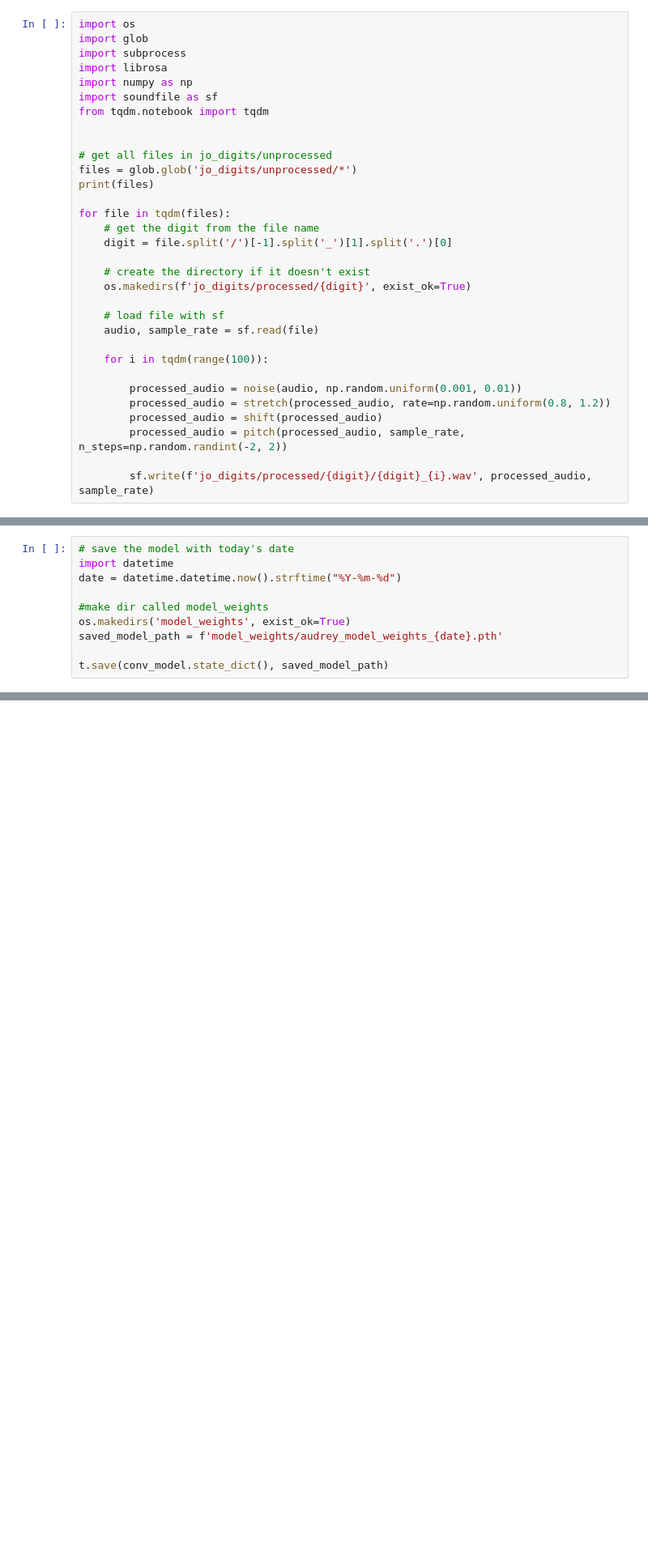
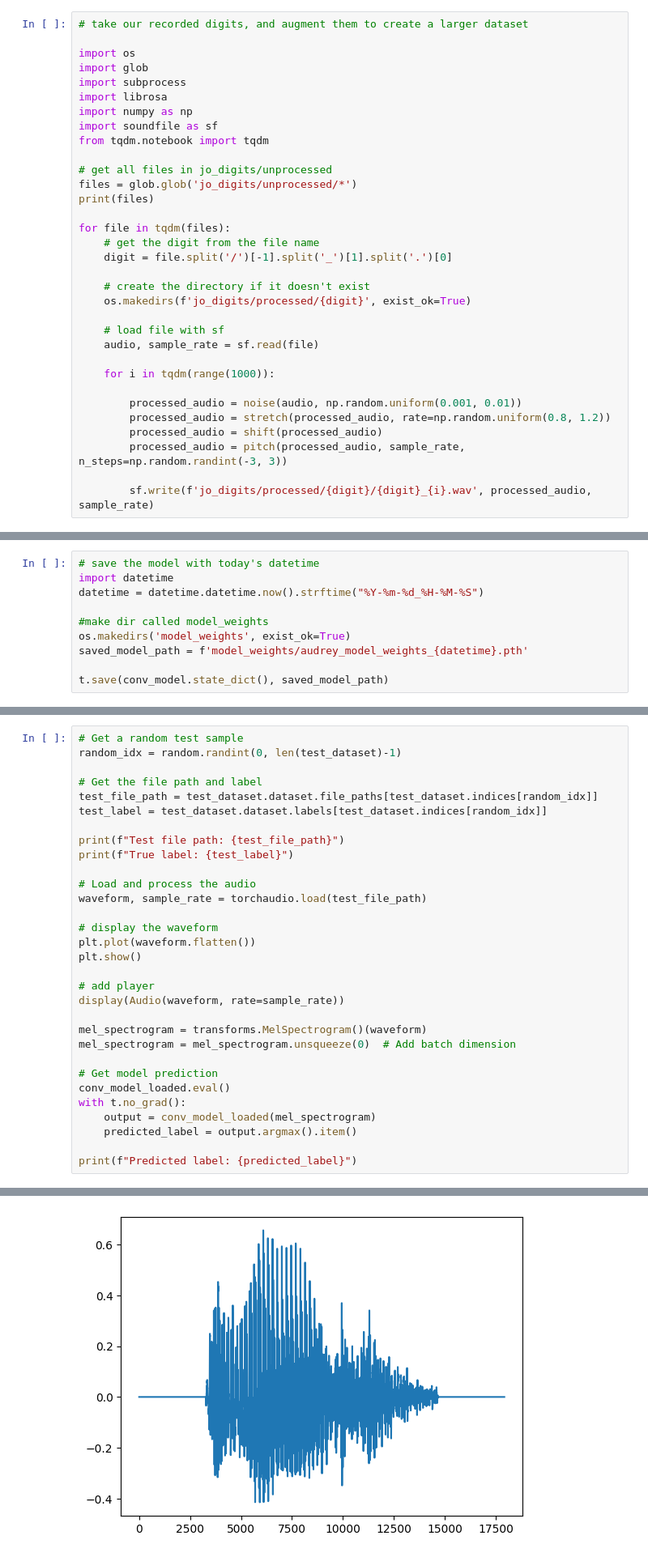
Before and after one commit to aquietlife/listening_and_speaking_machines, a Jupyter notebook: listening_machines/audrey/audrey_training.ipynb, the cells around one changed output, grey strips where cells are left out. Shown at 81% size. Saved outputs shown, nothing was run; the diff lists cells and outputs as text; blank space fills up the shorter version.

```diff
--- a/listening_machines/audrey/audrey_training.ipynb
+++ b/listening_machines/audrey/audrey_training.ipynb
@@ -29,6 +44,8 @@ def shift(data):
 def pitch(data, sampling_rate, n_steps=2):
     return librosa.effects.pitch_shift(data, sr=sampling_rate, n_steps=n_steps)
 # %%
+# take our recorded digits, and augment them to create a larger dataset
+
 import os
 import glob
 import subprocess
@@ -36,7 +53,6 @@ import librosa
 import numpy as np
 import soundfile as sf
 from tqdm.notebook import tqdm
-
 
 # get all files in jo_digits/unprocessed
 files = glob.glob('jo_digits/unprocessed/*')
@@ -52,12 +68,12 @@ for file in tqdm(files):
     # load file with sf
     audio, sample_rate = sf.read(file)
 
-    for i in tqdm(range(100)):
+    for i in tqdm(range(1000)):
 
         processed_audio = noise(audio, np.random.uniform(0.001, 0.01))
         processed_audio = stretch(processed_audio, rate=np.random.uniform(0.8, 1.2))
         processed_audio = shift(processed_audio)
-        processed_audio = pitch(processed_audio, sample_rate, n_steps=np.random.randint(-2, 2))
+        processed_audio = pitch(processed_audio, sample_rate, n_steps=np.random.randint(-3, 3))
 
         sf.write(f'jo_digits/processed/{digit}/{digit}_{i}.wav', processed_audio, sample_rate)
 # %% [output]
@@ -469,11 +509,11 @@ Accuracy of the conv model on the test set: 99.0%
 # %%
-# save the model with today's date
+# save the model with today's datetime
 import datetime
-date = datetime.datetime.now().strftime("%Y-%m-%d")
+datetime = datetime.datetime.now().strftime("%Y-%m-%d_%H-%M-%S")
 
 #make dir called model_weights
 os.makedirs('model_weights', exist_ok=True)
-saved_model_path = f'model_weights/audrey_model_weights_{date}.pth'
+saved_model_path = f'model_weights/audrey_model_weights_{datetime}.pth'
 
 t.save(conv_model.state_dict(), saved_model_path)
 # %%
@@ -520,0 +527,32 @@ actual:  7
+# %%
+# Get a random test sample
+random_idx = random.randint(0, len(test_dataset)-1)
+
+# Get the file path and label
+test_file_path = test_dataset.dataset.file_paths[test_dataset.indices[random_idx]]
+test_label = test_dataset.dataset.labels[test_dataset.indices[random_idx]]
+
+print(f"Test file path: {test_file_path}")
+print(f"True label: {test_label}")
+
+# Load and process the audio
+waveform, sample_rate = torchaudio.load(test_file_path)
+
+# display the waveform
+plt.plot(waveform.flatten())
+plt.show()
+
+# add player
+display(Audio(waveform, rate=sample_rate))
+
+mel_spectrogram = transforms.MelSpectrogram()(waveform)
+mel_spectrogram = mel_spectrogram.unsqueeze(0)  # Add batch dimension
+
+# Get model prediction
+conv_model_loaded.eval()
+with t.no_grad():
+    output = conv_model_loaded(mel_spectrogram)
+    predicted_label = output.argmax().item()
+
+print(f"Predicted label: {predicted_label}")
+# %% [output]
@@ -520,0 +561 @@ actual:  7
+[figure, added]
```
Also changed, not shown: parts of 19 cells of this notebook.
